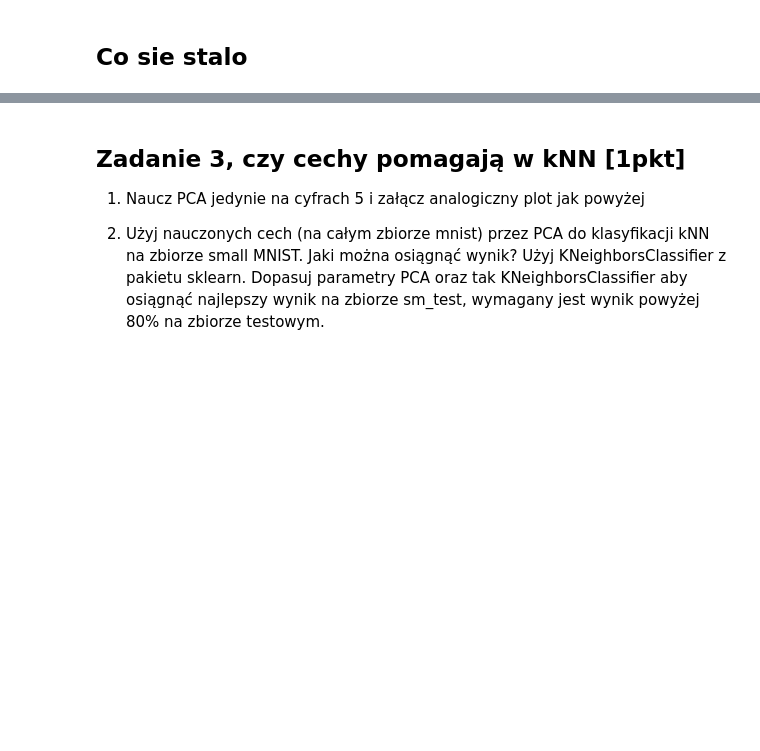
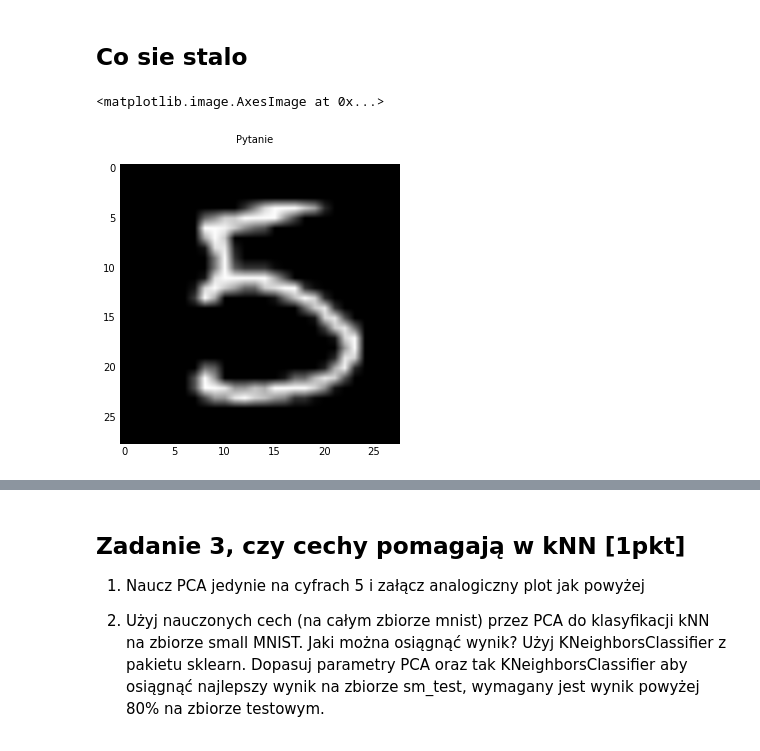
Before and after one commit to ociepkam/ml, a Jupyter notebook: L9.ipynb, the cells around one changed output, grey strips where cells are left out. Saved outputs shown, nothing was run; the diff lists cells and outputs as text; code cells hidden in the pictures; blank space fills up the shorter version.

```diff
--- a/L9.ipynb
+++ b/L9.ipynb
@@ -511,6 +538,9 @@ print str(int(100*np.mean(np.array(Y_test_pred) == sm_y_test))),"%"
 # %%
 id_test = 15
 plt.figure(figsize=(5, 5))
 plt.suptitle("Pytanie")
-plt.imshow(sm_test[id_test].reshape(28, 28), cmap=plt.cm.gray)
+plt.imshow(x_test[id_test].reshape(28, 28), cmap=plt.cm.gray)
+# %% [output]
+<matplotlib.image.AxesImage at 0x...>
+[figure, added]
 # %%
```
Also changed, not shown: parts of 44 cells of this notebook.
